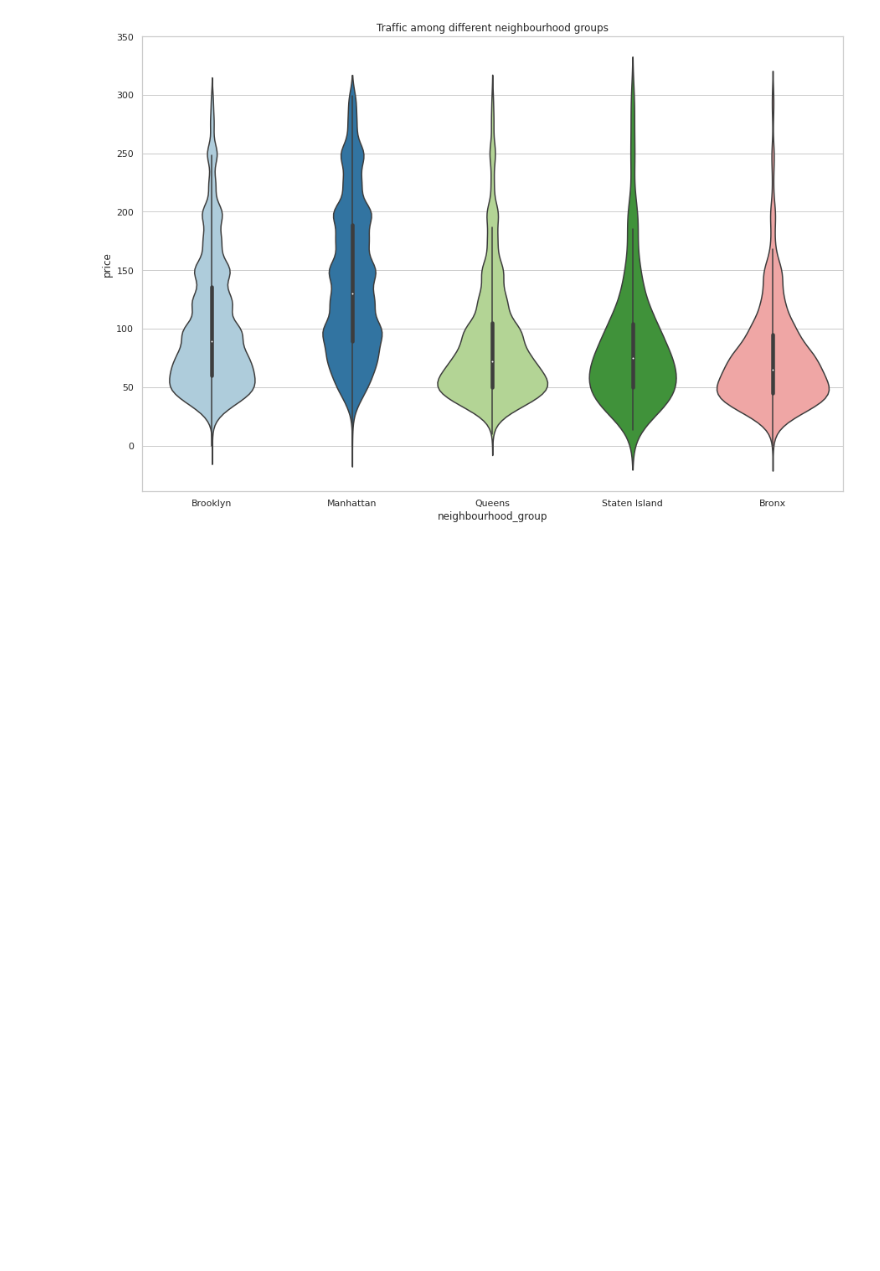
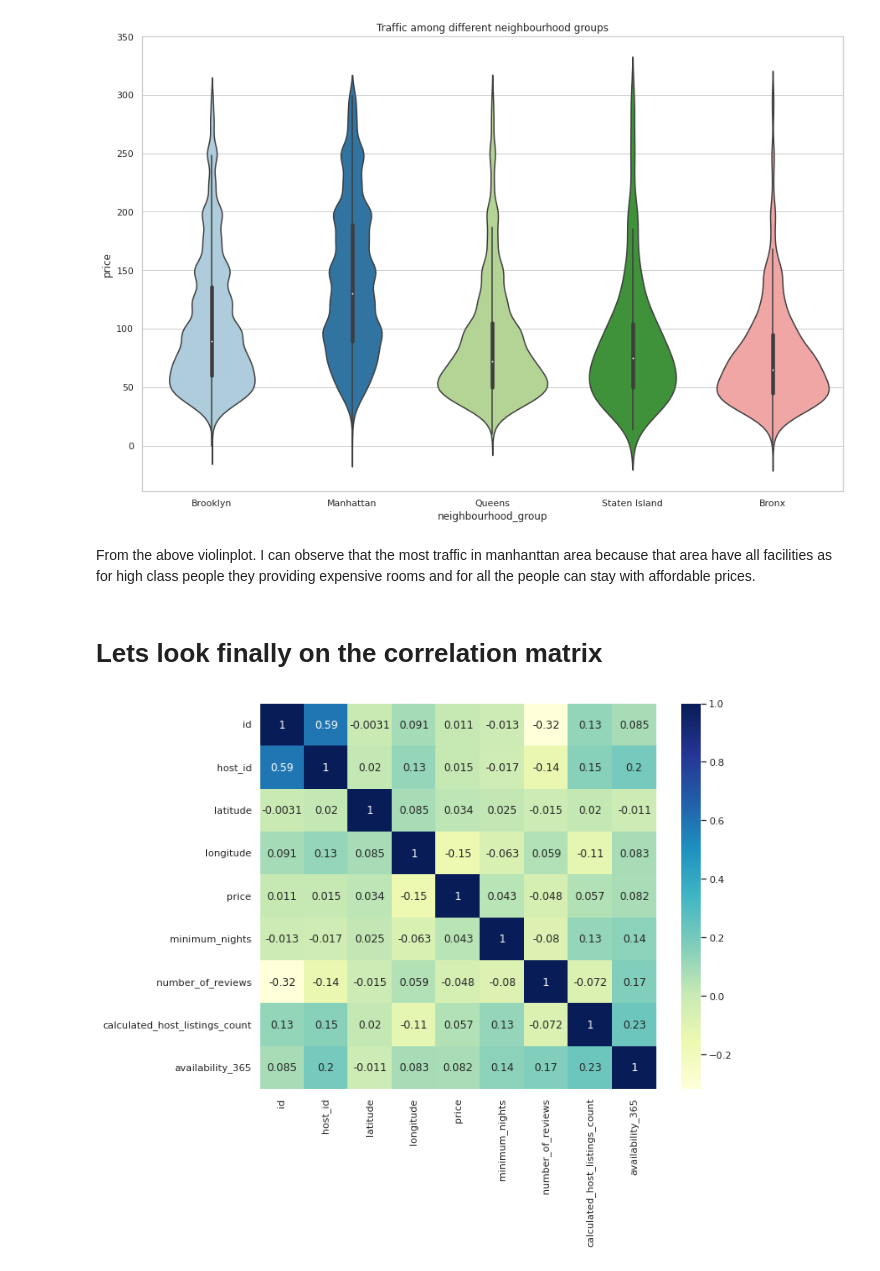
Before and after one commit to Srinadh9121/airbnb_booking_ED_Analysis, a Jupyter notebook: Airbnb_Bookings_Analysis_Capstone_Project.ipynb, the cells around one changed output. Drawn from its saved outputs; the diff is of its cells as text; code cells hidden in the pictures; blank space fills up the shorter version.

```diff
--- a/Airbnb_Bookings_Analysis_Capstone_Project.ipynb
+++ b/Airbnb_Bookings_Analysis_Capstone_Project.ipynb
@@ -454,3 +467,15 @@ plt.title('Traffic among different neighbourhood groups')
 plt.show()
 # %% [output]
 [figure]
+# %% [markdown]
+From the above violinplot. I can observe that the most traffic in manhanttan area because that area have all facilities as for high class people they providing expensive rooms and for all the people can stay with affordable prices.
+# %% [markdown]
+#  **Lets look finally on the correlation matrix**
+# %%
+# correlation matrix
+corrmatrix = airbnb_data.corr()
+f, ax = plt.subplots(figsize=(10, 8))
+sns.heatmap(corrmatrix, cmap='YlGnBu', annot = True)
+plt.show()
+# %% [output]
+[figure, added]
```
Also changed, not shown: parts of 15 cells of this notebook.
